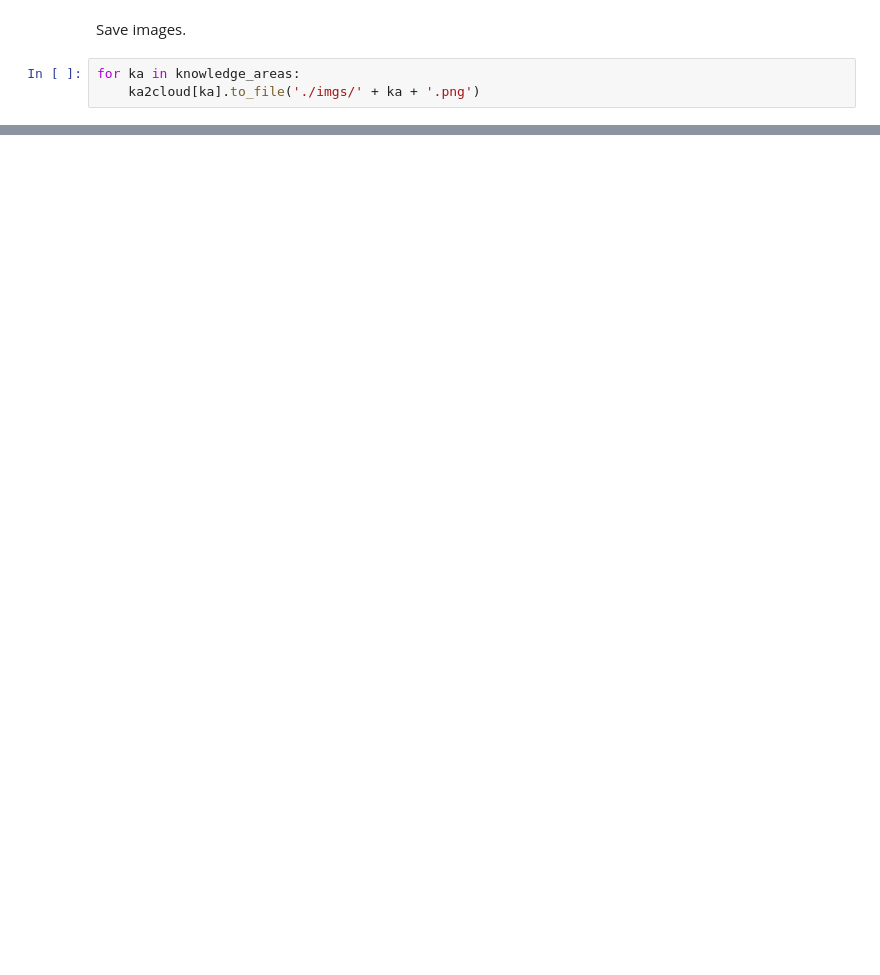
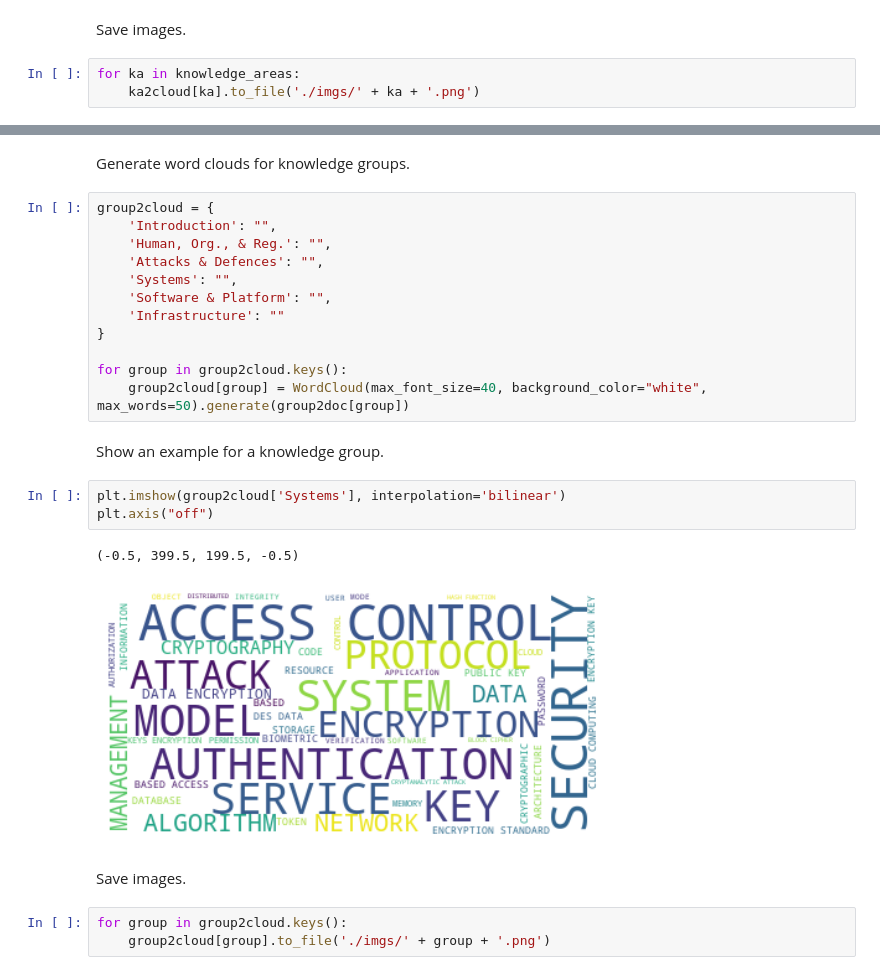
Before and after one commit to samattwood9/word-cloud-cybok, a Jupyter notebook: make_clouds.ipynb, the cells around one changed output, grey strips where cells are left out. Drawn from its saved outputs; the diff is of its cells as text; blank space fills up the shorter version.

Commit message:
Generate clouds for knowledge groups

```diff
--- a/make_clouds.ipynb
+++ b/make_clouds.ipynb
@@ -111,0 +153,27 @@ for ka in knowledge_areas:
+# %% [markdown]
+Generate word clouds for knowledge groups.
+# %%
+group2cloud = {
+    'Introduction': "",
+    'Human, Org., & Reg.': "",
+    'Attacks & Defences': "",
+    'Systems': "",
+    'Software & Platform': "",
+    'Infrastructure': ""
+}
+
+for group in group2cloud.keys():
+    group2cloud[group] = WordCloud(max_font_size=40, background_color="white", max_words=50).generate(group2doc[group])
+# %% [markdown]
+Show an example for a knowledge group.
+# %%
+plt.imshow(group2cloud['Systems'], interpolation='bilinear')
+plt.axis("off")
+# %% [output]
+(-0.5, 399.5, 199.5, -0.5)
+[figure, added]
+# %% [markdown]
+Save images.
+# %%
+for group in group2cloud.keys():
+    group2cloud[group].to_file('./imgs/' + group + '.png')
```
Also changed, not shown: parts of 3 cells of this notebook, 28 other files.
